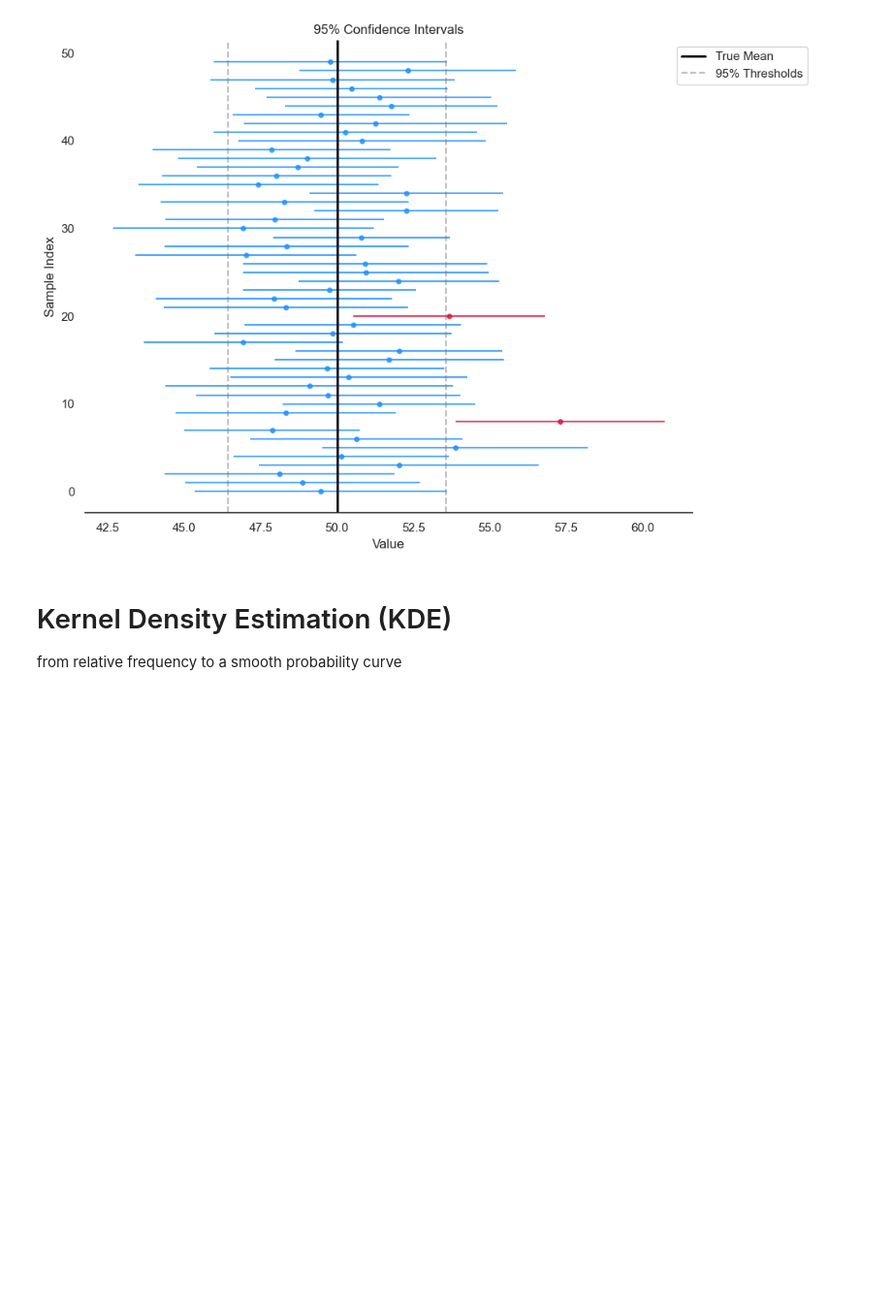
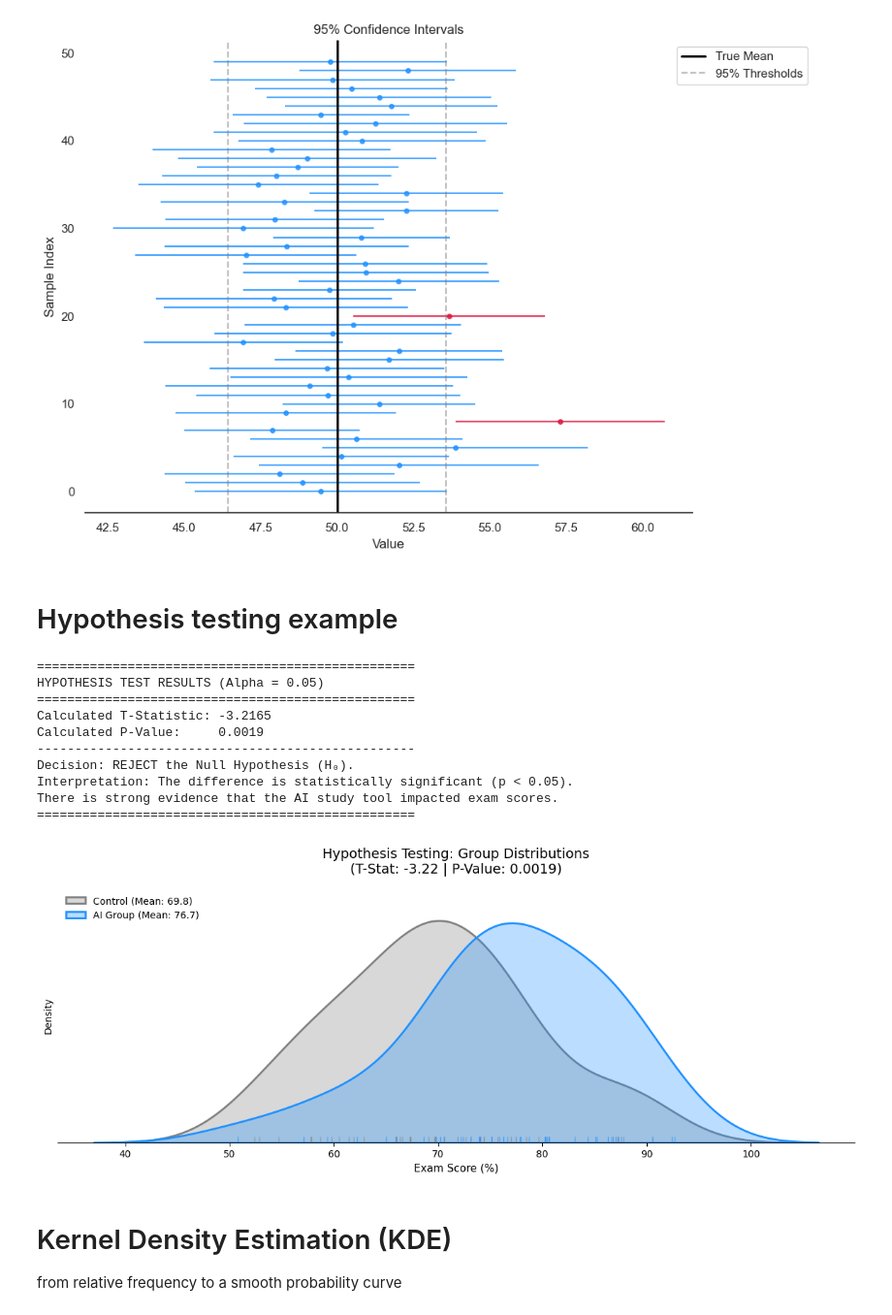
Before and after one commit to MaCoZu/Python, a Jupyter notebook: NOTEBOOKS/pandas/Statistics_from_observation_to _model.ipynb, the cells around one changed output. Shown at 97% size. Cells and saved outputs as stored; diff of their text form; code cells hidden in the pictures; blank space fills up the shorter version.

Commit message:
pandas notebooks + ruff formatting

```diff
--- a/NOTEBOOKS/pandas/Statistics_from_observation_to _model.ipynb
+++ b/NOTEBOOKS/pandas/Statistics_from_observation_to _model.ipynb
@@ -211,3 +216,71 @@ plt.tight_layout()
 plt.show()
 # %% [output]
 [figure]
+# %% [markdown]
+# Hypothesis testing example
+# %%
+import numpy as np
+import pandas as pd
+import matplotlib.pyplot as plt
+from scipy import stats
+import seaborn as sns
+
+np.random.seed(42)
+# Control Group (Traditional Methods): Mean=72, SD=10
+control_scores = np.random.normal(loc=72, scale=10, size=40)
+# Experimental Group (AI Tool): Mean=77, SD=10
+ai_group_scores = np.random.normal(loc=77, scale=10, size=40)
+
+# Run the Independent T-Test (Two-Tailed)
+t_stat, p_value = stats.ttest_ind(control_scores, ai_group_scores, equal_var=True)
+
+alpha = 0.05
+print("="*50)
+print(f"HYPOTHESIS TEST RESULTS (Alpha = {alpha})")
+print("="*50)
+print(f"Calculated T-Statistic: {t_stat:.4f}")
+print(f"Calculated P-Value:     {p_value:.4f}")
+print("-"*50)
+
+if p_value < alpha:
+    print(f"Decision: REJECT the Null Hypothesis (H₀).")
+    print(f"Interpretation: The difference is statistically significant (p < {alpha}).")
+    print("There is strong evidence that the AI study tool impacted exam scores.")
+else:
+    print(f"Decision: FAIL TO REJECT the Null Hypothesis (H₀).")
+    print(f"Interpretation: The difference is NOT statistically significant (p >= {alpha}).")
+    print("Any observed difference could easily be due to random sampling variance.")
+print("="*50)
+
+# Visualization for the Students
+plt.figure(figsize=(12, 5))
+
+# Plot the data distributions using KDE and Rug Plots
+sns.kdeplot(control_scores, color="gray", fill=True, alpha=0.3, label=f"Control (Mean: {np.mean(control_scores):.1f})", lw=2)
+sns.kdeplot(ai_group_scores, color="dodgerblue", fill=True, alpha=0.3, label=f"AI Group (Mean: {np.mean(ai_group_scores):.1f})", lw=2)
+
+# Add individual data points underneath as ticks (Rug plot)
+sns.rugplot(control_scores, color="gray", alpha=0.6)
+sns.rugplot(ai_group_scores, color="dodgerblue", alpha=0.6)
+
+# Aesthetics and Labels
+sns.despine(left=True, top=True, right=True)
+plt.yticks([])  # Hide density numbers to focus students on the overlapping area
+plt.title(f"Hypothesis Testing: Group Distributions\n(T-Stat: {t_stat:.2f} | P-Value: {p_value:.4f})", fontsize=14, pad=15)
+plt.xlabel("Exam Score (%)", fontsize=11)
+plt.legend(frameon=False, loc="upper left")
+
+plt.tight_layout()
+plt.show()
+# %% [output]
+==================================================
+HYPOTHESIS TEST RESULTS (Alpha = 0.05)
+==================================================
+Calculated T-Statistic: -3.2165
+Calculated P-Value:     0.0019
+--------------------------------------------------
+Decision: REJECT the Null Hypothesis (H₀).
+Interpretation: The difference is statistically significant (p < 0.05).
+There is strong evidence that the AI study tool impacted exam scores.
+==================================================
+[figure, added]
```
Also changed, not shown: parts of 5 cells of this notebook, 5 other files.
